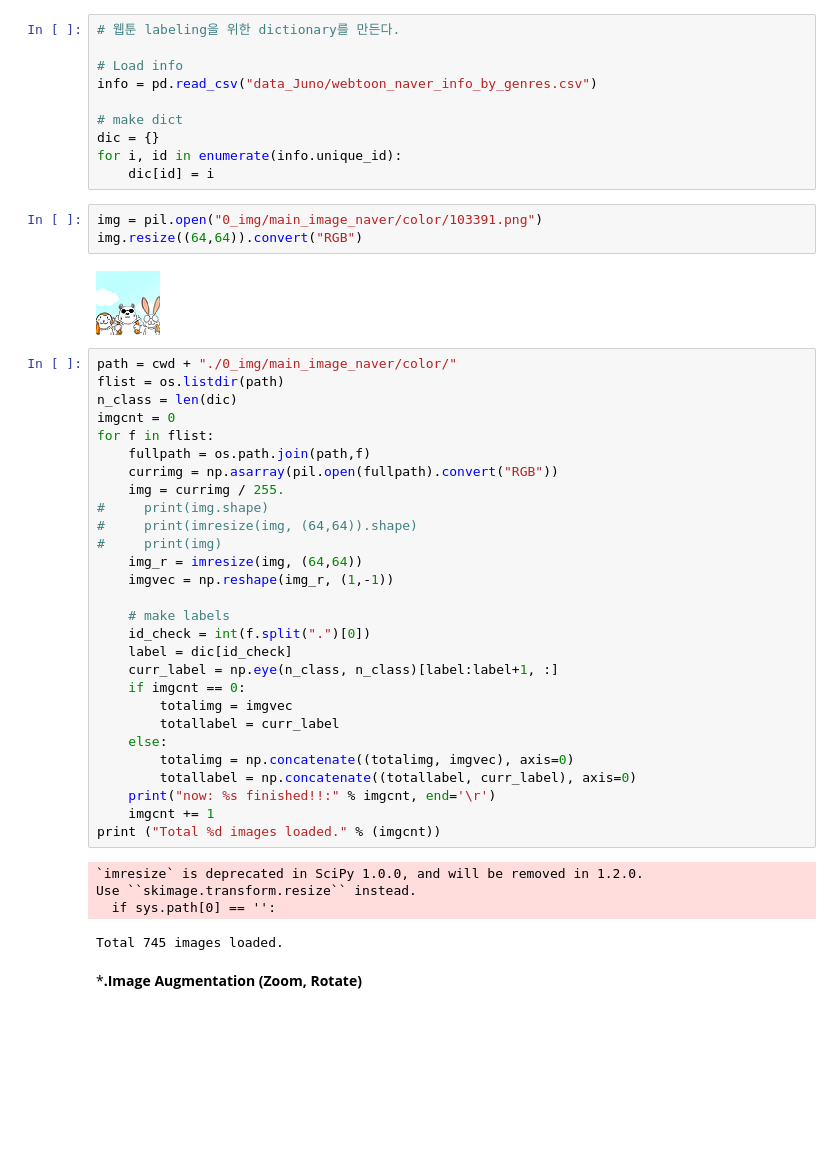
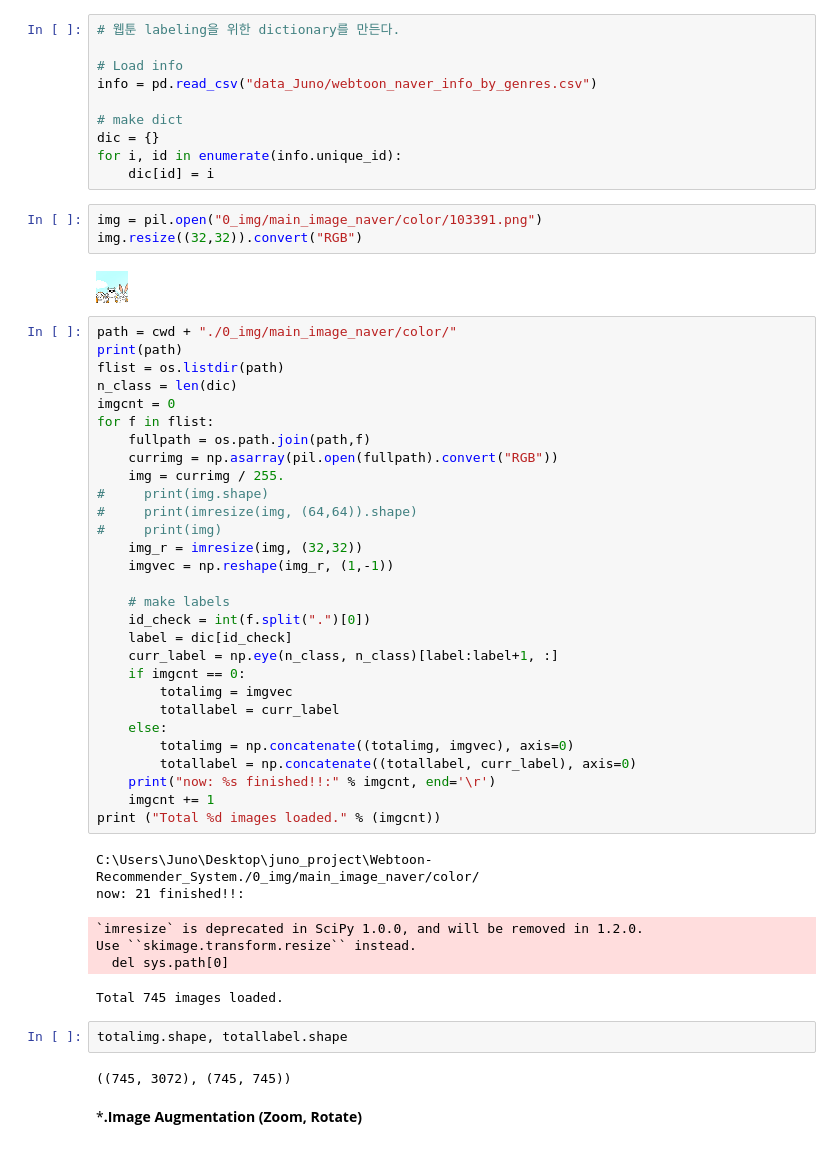
Before and after one commit to brightscannon/Webtoon_recommand_system, a Jupyter notebook: 3.Naver_Main_imageHandling_Juno.ipynb, the cells around one changed output. Drawn from its saved outputs; the diff is of its cells as text; blank space fills up the shorter version.

```diff
--- a/3.Naver_Main_imageHandling_Juno.ipynb
+++ b/3.Naver_Main_imageHandling_Juno.ipynb
@@ -328,11 +334,12 @@ for i, id in enumerate(info.unique_id):
     dic[id] = i
 # %%
 img = pil.open("0_img/main_image_naver/color/103391.png")
-img.resize((64,64)).convert("RGB")
+img.resize((32,32)).convert("RGB")
 # %% [output]
-[figure, old version]
+[figure, new version]
 # %%
 path = cwd + "./0_img/main_image_naver/color/"
+print(path)
 flist = os.listdir(path)
 n_class = len(dic)
 imgcnt = 0
@@ -343,7 +350,7 @@ for f in flist:
 #     print(img.shape)
 #     print(imresize(img, (64,64)).shape)
 #     print(img)
-    img_r = imresize(img, (64,64))
+    img_r = imresize(img, (32,32))
     imgvec = np.reshape(img_r, (1,-1))
 
     # make labels
@@ -360,10 +367,16 @@ for f in flist:
     imgcnt += 1
 print ("Total %d images loaded." % (imgcnt))
 # %% [output]
-`imresize` is deprecated in SciPy 1.0.0, and will be removed in 1.2.0.
-Use ``skimage.transform.resize`` instead.
-  if sys.path[0] == '':
+C:\Users\Juno\Desktop\juno_project\Webtoon-Recommender_System./0_img/main_image_naver/color/
+now: 21 finished!!:
-Total 745 images loaded.
+`imresize` is deprecated in SciPy 1.0.0, and will be removed in 1.2.0.
+Use ``skimage.transform.resize`` instead.
+  del sys.path[0]
+Total 745 images loaded.
+# %%
+totalimg.shape, totallabel.shape
+# %% [output]
+((745, 3072), (745, 745))
 # %% [markdown]
 ***.Image Augmentation (Zoom, Rotate)**
 # %%
```
Also changed, not shown: parts of 16 cells of this notebook.
